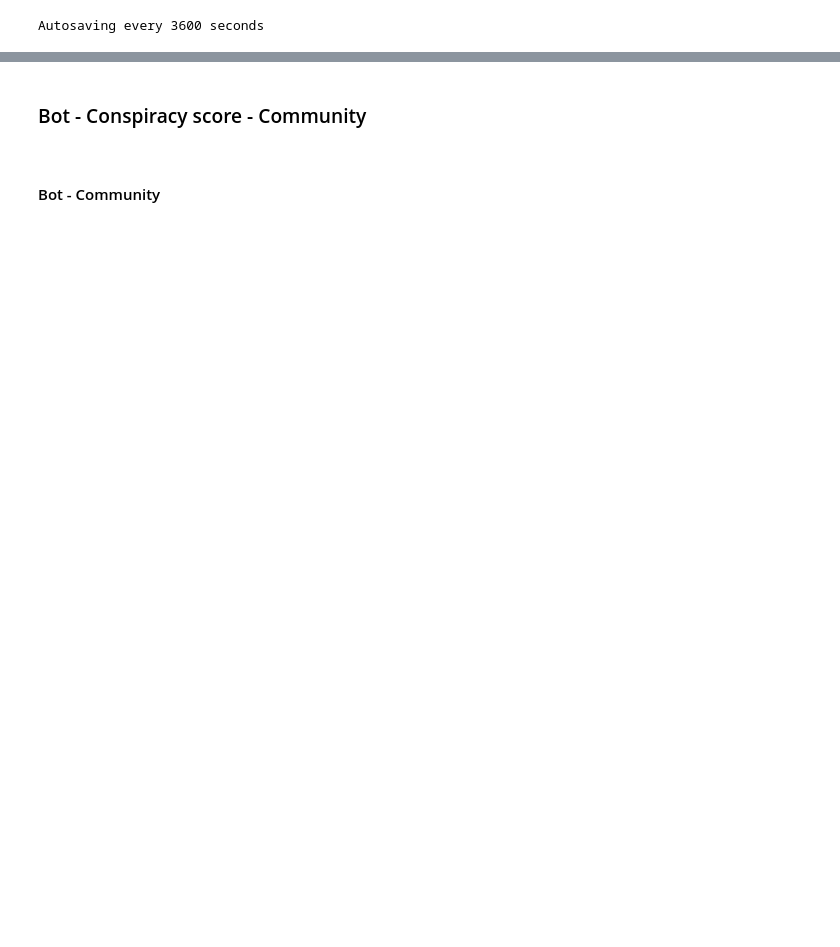
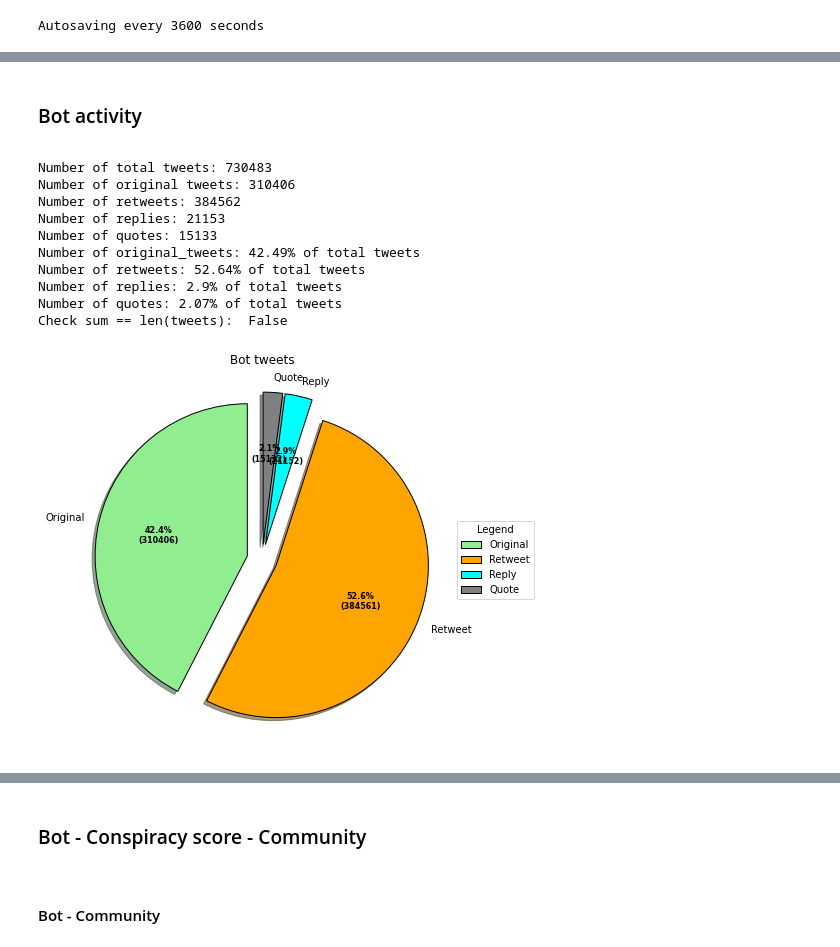
Before and after one commit to gi-ux/BachelorProject, a Jupyter notebook: notebook/Bot_Scored.ipynb, the cells around one changed output, grey strips where cells are left out. Cells and saved outputs as stored; diff of their text form; code cells hidden in the pictures; blank space fills up the shorter version.

Commit message:
Edit Activity in dozen, suspended and bots

```diff
--- a/notebook/Bot_Scored.ipynb
+++ b/notebook/Bot_Scored.ipynb
@@ -23,2 +25,5 @@ Autosaving every 3600 seconds
 - [Hashtags](#hashtags)
 - [Process domain](#domain)
+# %%
+path = glob.glob("F:/Supsi/COVID-19-Tweets/large_files/")
+df = pd.read_csv(path[0] + "bots_tweets.csv", lineterminator="\n", low_memory=False)
@@ -24,0 +46,45 @@ Autosaving every 3600 seconds
+# %% [markdown]
+### Bot activity
+<a id="activity"/>
+# %%
+df_split = tweets_utils.split_df(df)
+# %%
+original = df_split["original"]
+quote = df_split["quote"]
+retweet = df_split["retweet"]
+reply = df_split["reply"]
+mentions = df_split["original_mention"]
+reply_status = df_split['reply_to_status']
+retweet_original = df_split['rt_original']
+retweet_reply = df_split['rt_in_reply']
+retweet_mention = df_split['rt_mention']
+quote_original = df_split['quote_original']
+quote_reply = df_split['quote_reply']
+quote_mention = df_split['quote_mention']
+total_len = len(df)
+len_quote = len(quote)
+len_original = len(original)
+len_rt = len(retweet)
+len_rp = len(reply)
+len_mentions = len(mentions)
+len_reply_status = len(reply_status)
+len_retweet_original = len(retweet_original)
+len_retweet_reply = len(retweet_reply)
+len_retweet_mention = len(retweet_mention)
+len_quote_original = len(quote_original)
+len_quote_reply = len(quote_reply)
+len_quote_mention = len(quote_mention)
+tweets_utils.stats(total_len, len_original, len_rt, len_rp, len_quote)
+tweets_utils.print_pie_chart4("Bot tweets", "Original", "Retweet", "Reply", "Quote", len_original, len_rt, len_rp, len_quote)
+# %% [output]
+Number of total tweets: 730483
+Number of original tweets: 310406
+Number of retweets: 384562
+Number of replies: 21153
+Number of quotes: 15133
+Number of original_tweets: 42.49% of total tweets
+Number of retweets: 52.64% of total tweets
+Number of replies: 2.9% of total tweets
+Number of quotes: 2.07% of total tweets
+Check sum == len(tweets):  False
+[figure, added]
```
Also changed, not shown: parts of 19 cells of this notebook, 10 other files.
